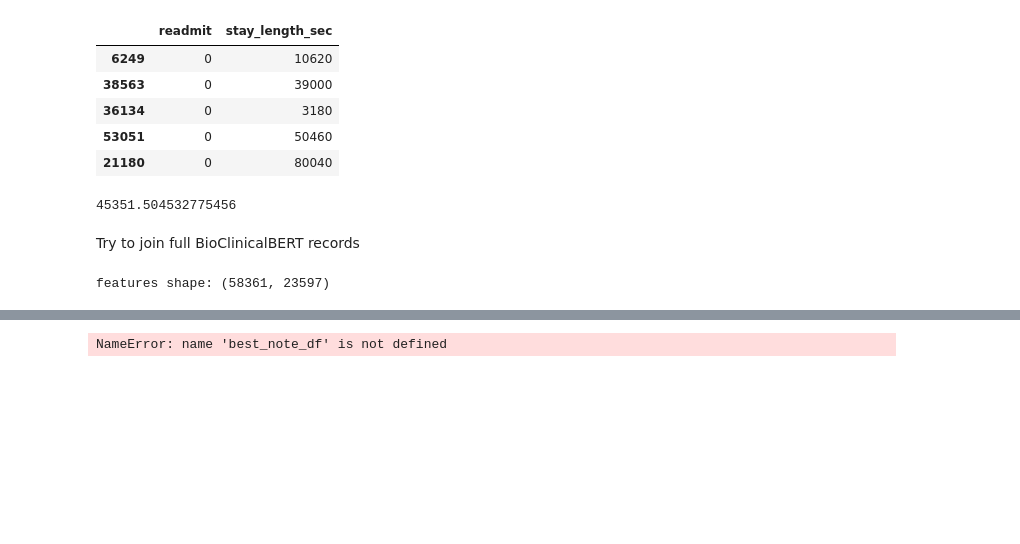
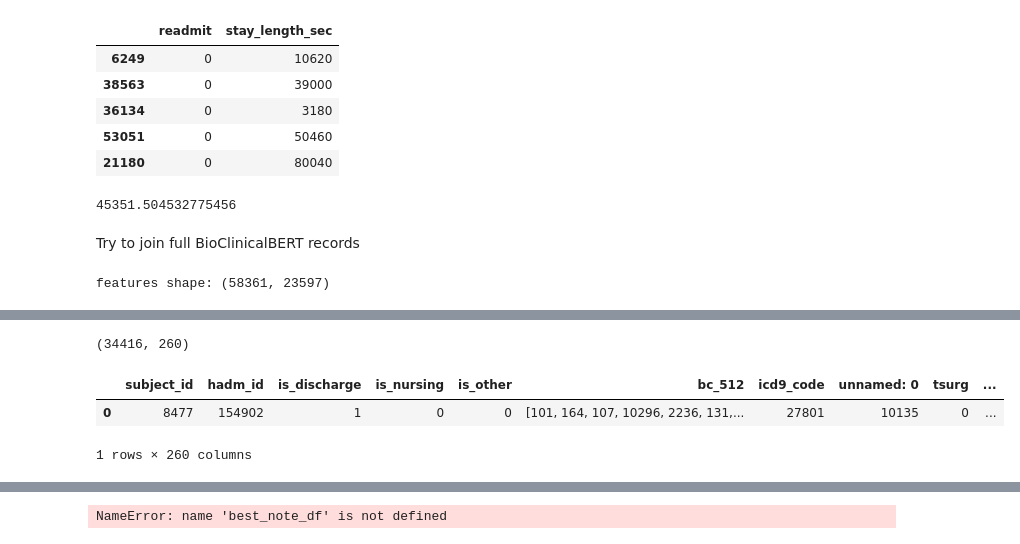
Before and after one commit to natalie-ayers/n2c2-track2-nlp-uchicago, a Jupyter notebook: label_processing.ipynb, the cells around one changed output, grey strips where cells are left out. Drawn from its saved outputs; the diff is of its cells as text; code cells hidden in the pictures; blank space fills up the shorter version.

```diff
--- a/label_processing.ipynb
+++ b/label_processing.ipynb
@@ -606,0 +634,9 @@ sparse_bc_df.head()
+# %%
+notes_hadmid_train = train_bc_512_x.merge(notes_hadmid, left_on=['hadm_id'], right_on=['HADM_ID'])
+print(notes_hadmid_train.shape)
+notes_hadmid_train.head(1)
+# %% [output]
+(34416, 260)
+|  | subject_id | hadm_id | is_discharge | is_nursing | is_other | bc_512 | icd9_code | unnamed: 0 | tsurg | ... |
+| 0 | 8477 | 154902 | 1 | 0 | 0 | [101, 164, 107, 10296, 2236, 131,... | 27801 | 10135 | 0 | ... |
+1 rows × 260 columns
```
Also changed, not shown: parts of 20 cells of this notebook, 2 other files.
